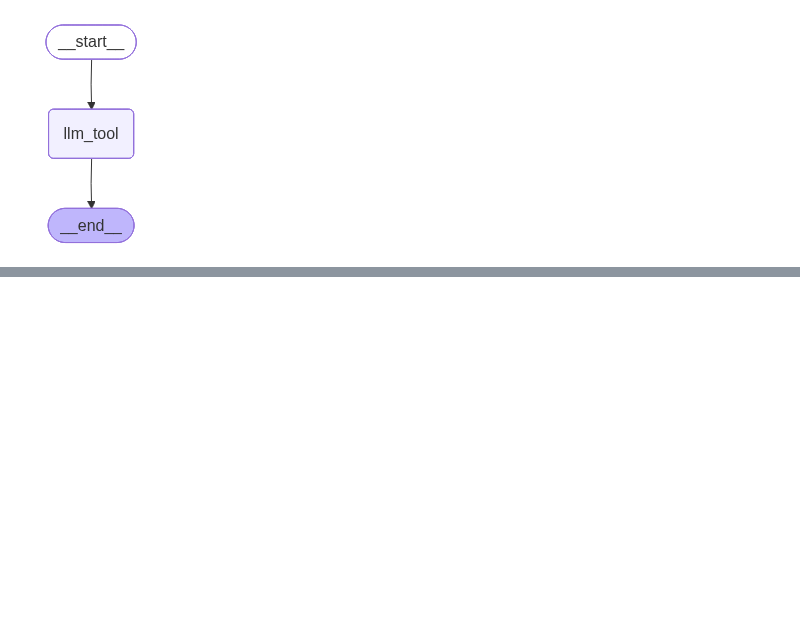
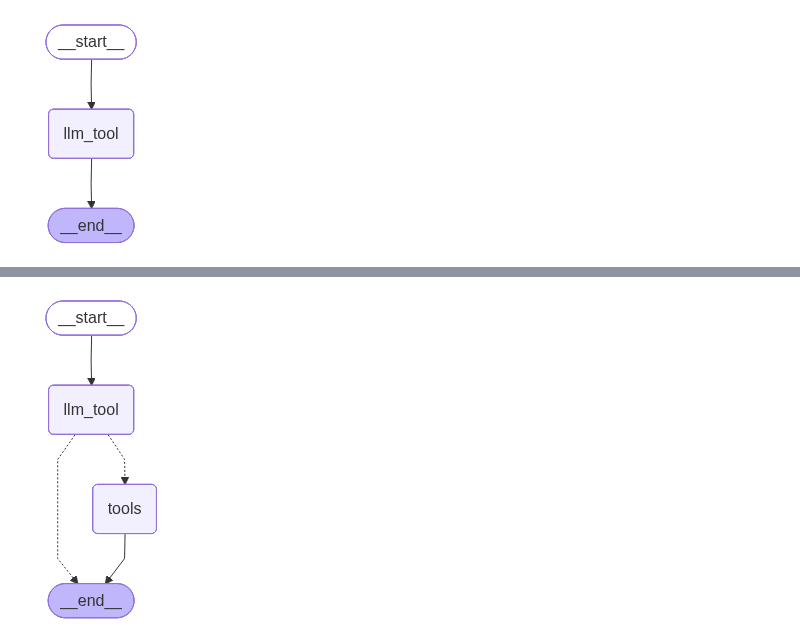
Before and after one commit to sachialgoexpert/agentic-ai, a Jupyter notebook: ipynb/6-agentic_ai.ipynb, the cells around one changed output, grey strips where cells are left out. Cells and saved outputs as stored; diff of their text form; code cells hidden in the pictures; blank space fills up the shorter version.

```diff
--- a/ipynb/6-agentic_ai.ipynb
+++ b/ipynb/6-agentic_ai.ipynb
@@ -164,3 +163,24 @@ Tool Calls:
   Args:
     a: 2
     b: 2
+# %%
+tools=[add]
+# %%
+from langgraph.prebuilt import ToolNode
+from langgraph.prebuilt import tools_condition
+builder=StateGraph(State)
+
+## Add nodes
+builder.add_node("llm_tool",llm_tool)
+builder.add_node("tools",ToolNode(tools))
+## Add Edges
+builder.add_edge(START,"llm_tool")
+builder.add_conditional_edges("llm_tool",tools_condition)
+### If the latest message (result) from assistant is a tool call -> tool_condition routes to tool
+### if the latest message (result) from assistant is not a tool call -> tool condition rountes to END
+builder.add_edge("tools",END)
+graph_tool=builder.compile()
+# %%
+display(Image(graph_tool.get_graph().draw_mermaid_png()))
+# %% [output]
+[figure, added]
```
Also changed, not shown: parts of 9 cells of this notebook, 3 other files.
